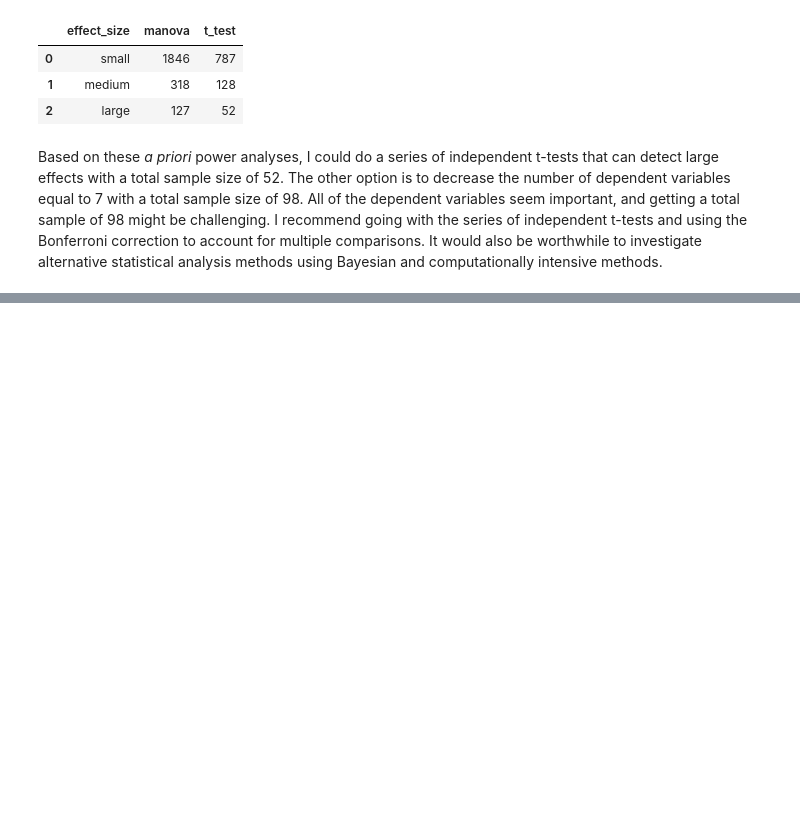
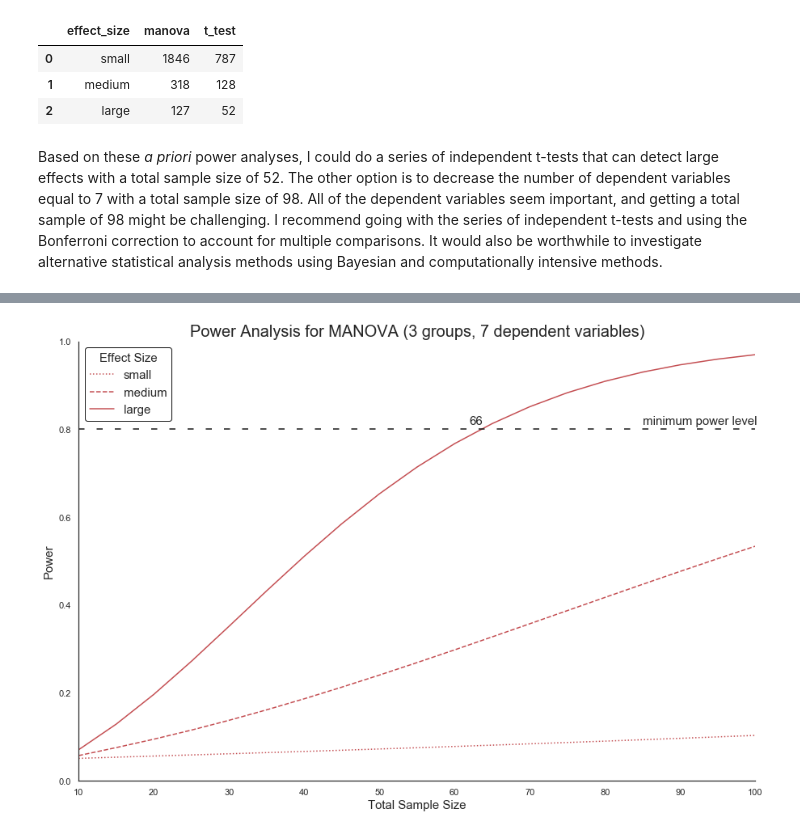
Before and after one commit to nkacoroski/nest_box_data_collection_study, a Jupyter notebook: experimental_design.ipynb, the cells around one changed output, grey strips where cells are left out. Saved outputs shown, nothing was run; the diff lists cells and outputs as text; code cells hidden in the pictures; blank space fills up the shorter version.

```diff
--- a/experimental_design.ipynb
+++ b/experimental_design.ipynb
@@ -132,0 +199,22 @@ a. MANOVA, global effects, 3 groups, 7 dependent variables (to compare in aggreg
+# %%
+sns.set()
+sns.set_style("white", {"xtick.bottom":False, "ytick.left":False})
+plt.figure(figsize=(15,10))
+plt.plot(pa_df2.sample_size, pa_df2.m3_s, color = 'r', linestyle = ":", label = "small")
+plt.plot(pa_df2.sample_size, pa_df2.m3_m, color = 'r', linestyle = "--", label = "medium")
+plt.plot(pa_df2.sample_size, pa_df2.m3_l, color = 'r', linestyle = "-", label = "large")
+plt.axhline(y = 0.8, color = "k", linestyle = (0, (5, 10)))
+plt.title("Power Analysis for MANOVA (3 groups, 7 dependent variables)", fontsize="20")
+sns.despine()
+plt.ylim(0, 1)
+plt.xlim(10, 100)
+plt.text(85, 0.81, 'minimum power level', fontsize = "15")
+plt.text(62
+         , 0.81, "66", fontsize = "15")
+plt.xlabel("Total Sample Size", fontsize = "15")
+plt.ylabel("Power", fontsize = "15")
+plt.legend(frameon = True, fontsize = "15", title = "Effect Size", title_fontsize = "15",
+           loc = "upper left", facecolor = "w", framealpha = 1, edgecolor = "k")
+plt.show()
+# %% [output]
+[figure, added]
```
Also changed, not shown: parts of 6 cells of this notebook, 1 other file.
